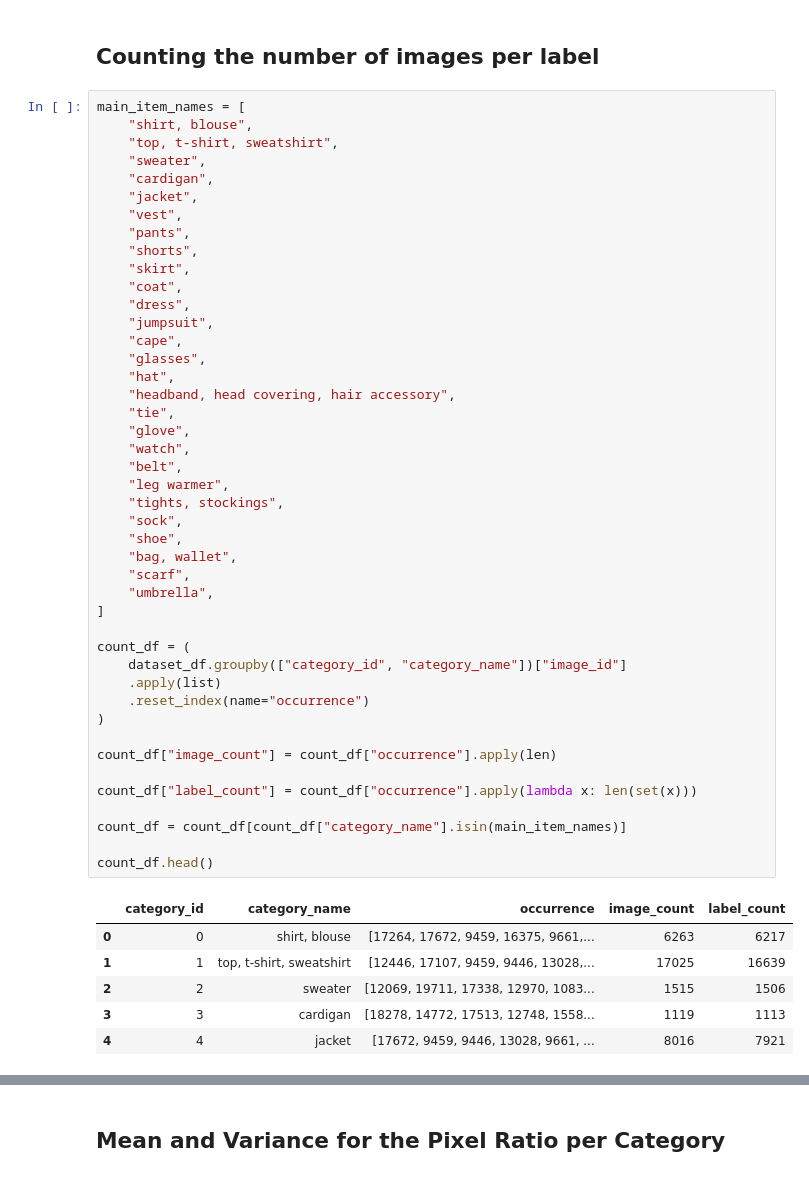
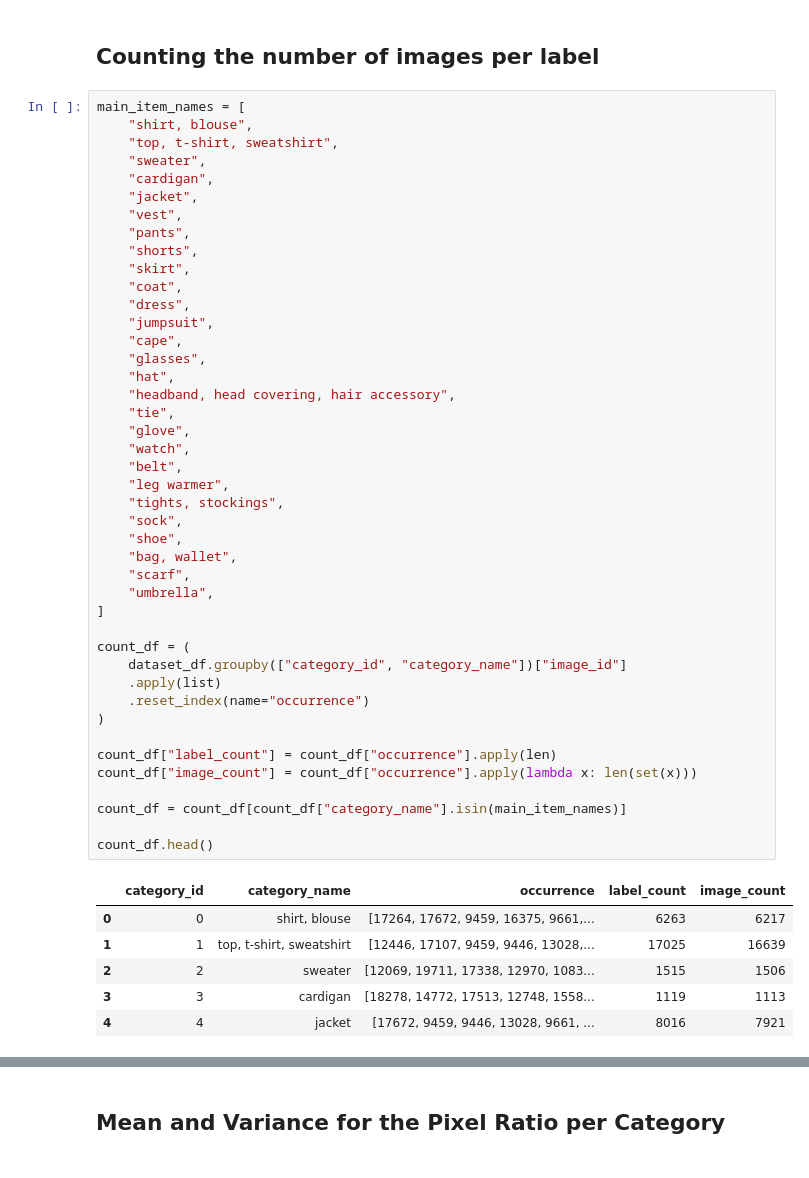
Before and after one commit to ZachParent/mai-object-recognition, a Jupyter notebook: practicals/p2/src/dataset_analysis.ipynb, the cells around one changed output, grey strips where cells are left out. Cells and saved outputs as stored; diff of their text form.

```diff
--- a/practicals/p2/src/dataset_analysis.ipynb
+++ b/practicals/p2/src/dataset_analysis.ipynb
@@ -98,37 +84,36 @@ main_item_names = [
     "dress",
     "jumpsuit",
     "cape",
     "glasses",
     "hat",
     "headband, head covering, hair accessory",
     "tie",
     "glove",
     "watch",
     "belt",
     "leg warmer",
     "tights, stockings",
     "sock",
     "shoe",
     "bag, wallet",
     "scarf",
     "umbrella",
 ]
 
 count_df = (
     dataset_df.groupby(["category_id", "category_name"])["image_id"]
     .apply(list)
     .reset_index(name="occurrence")
 )
 
-count_df["image_count"] = count_df["occurrence"].apply(len)
-
-count_df["label_count"] = count_df["occurrence"].apply(lambda x: len(set(x)))
+count_df["label_count"] = count_df["occurrence"].apply(len)
+count_df["image_count"] = count_df["occurrence"].apply(lambda x: len(set(x)))
 
 count_df = count_df[count_df["category_name"].isin(main_item_names)]
 
 count_df.head()
 # %% [output]
-|  | category_id | category_name | occurrence | image_count | label_count |
+|  | category_id | category_name | occurrence | label_count | image_count |
 | 0 | 0 | shirt, blouse | [17264, 17672, 9459, 16375, 9661,... | 6263 | 6217 |
 | 1 | 1 | top, t-shirt, sweatshirt | [12446, 17107, 9459, 9446, 13028,... | 17025 | 16639 |
 | 2 | 2 | sweater | [12069, 19711, 17338, 12970, 1083... | 1515 | 1506 |
```
Also changed, not shown: parts of 4 cells of this notebook, 1 other file.
